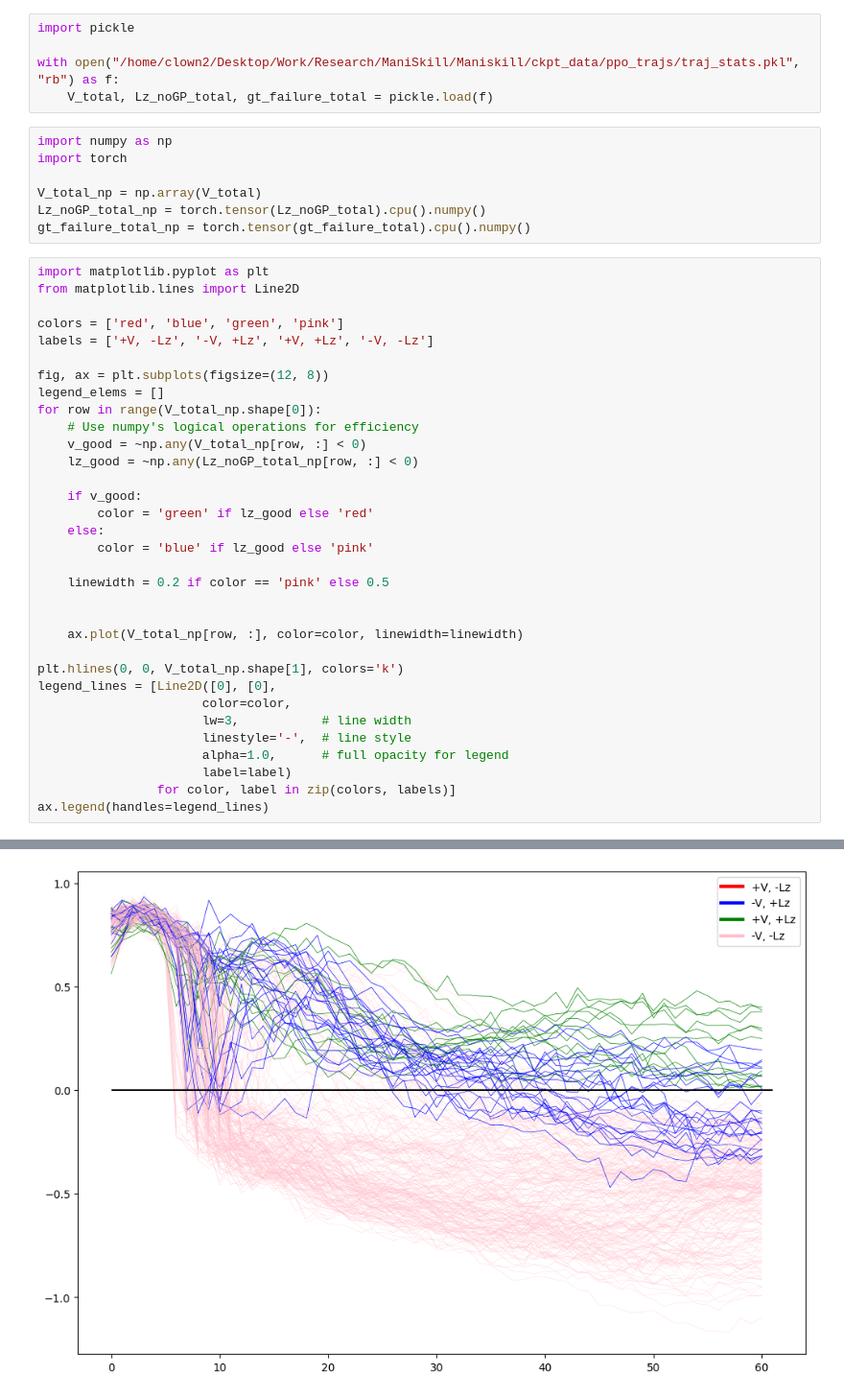
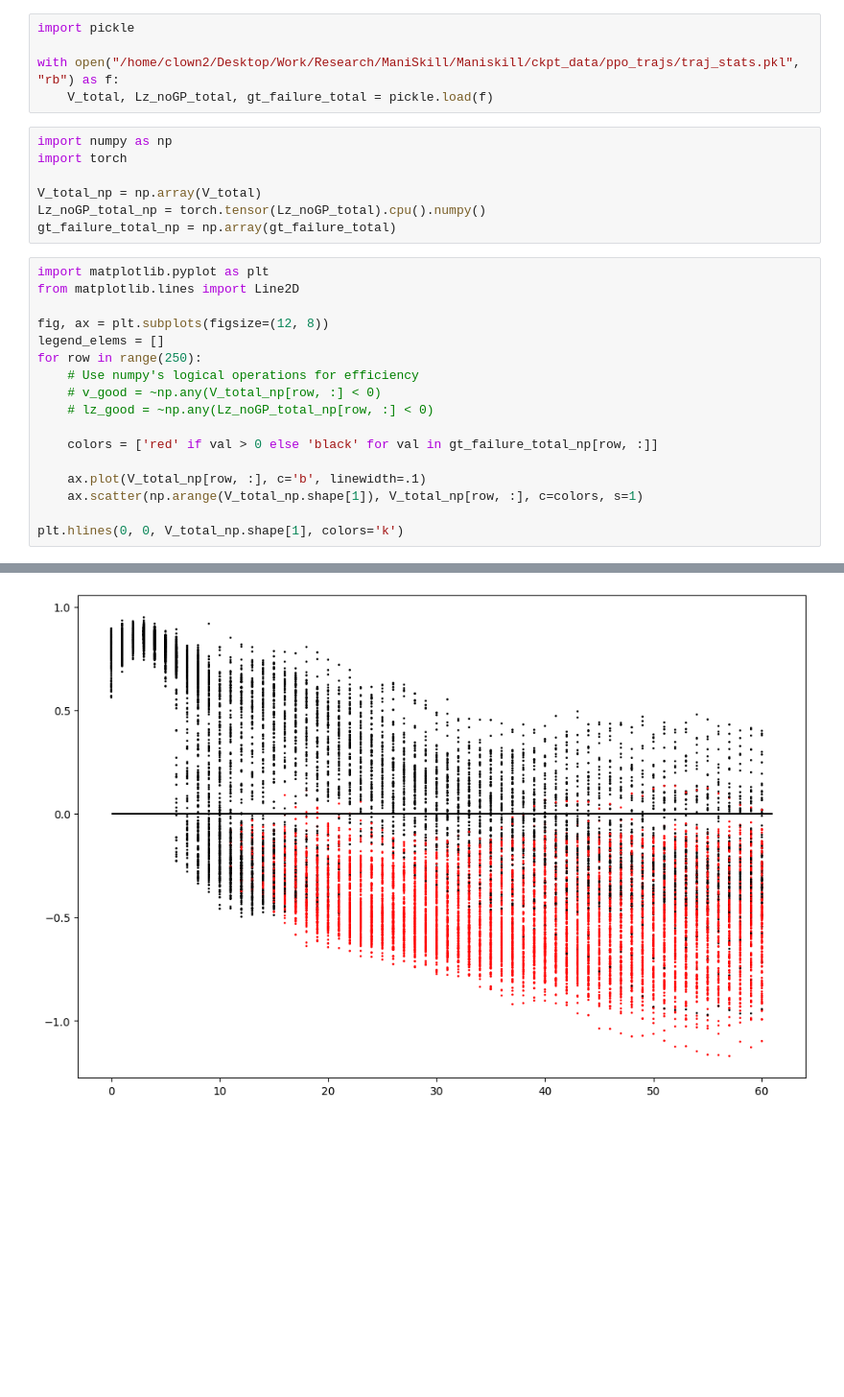
Before and after one commit to CMU-IntentLab/ManiSkill, a Jupyter notebook: examples/baselines/dreamerv3-torch/dreamer_traj_stats_reader.ipynb, the cells around one changed output, grey strips where cells are left out. Shown at 96% size. Drawn from its saved outputs; the diff is of its cells as text; blank space fills up the shorter version.

```diff
--- a/examples/baselines/dreamerv3-torch/dreamer_traj_stats_reader.ipynb
+++ b/examples/baselines/dreamerv3-torch/dreamer_traj_stats_reader.ipynb
@@ -9,38 +9,22 @@ import torch
 
 V_total_np = np.array(V_total)
 Lz_noGP_total_np = torch.tensor(Lz_noGP_total).cpu().numpy()
-gt_failure_total_np = torch.tensor(gt_failure_total).cpu().numpy()
+gt_failure_total_np = np.array(gt_failure_total)
 # %%
 import matplotlib.pyplot as plt
 from matplotlib.lines import Line2D
 
-colors = ['red', 'blue', 'green', 'pink']
-labels = ['+V, -Lz', '-V, +Lz', '+V, +Lz', '-V, -Lz']
-
 fig, ax = plt.subplots(figsize=(12, 8))
 legend_elems = []
-for row in range(V_total_np.shape[0]):
+for row in range(250):
     # Use numpy's logical operations for efficiency
-    v_good = ~np.any(V_total_np[row, :] < 0)
-    lz_good = ~np.any(Lz_noGP_total_np[row, :] < 0)
+    # v_good = ~np.any(V_total_np[row, :] < 0)
+    # lz_good = ~np.any(Lz_noGP_total_np[row, :] < 0)
 
-    if v_good:
-        color = 'green' if lz_good else 'red'
-    else:
-        color = 'blue' if lz_good else 'pink'
+    colors = ['red' if val > 0 else 'black' for val in gt_failure_total_np[row, :]]
 
-    linewidth = 0.2 if color == 'pink' else 0.5
-
-
-    ax.plot(V_total_np[row, :], color=color, linewidth=linewidth)
+    ax.plot(V_total_np[row, :], c='b', linewidth=.1)
+    ax.scatter(np.arange(V_total_np.shape[1]), V_total_np[row, :], c=colors, s=1)
 
 plt.hlines(0, 0, V_total_np.shape[1], colors='k')
-legend_lines = [Line2D([0], [0],
-                      color=color,
-                      lw=3,           # line width
-                      linestyle='-',  # line style
-                      alpha=1.0,      # full opacity for legend
-                      label=label)
-                for color, label in zip(colors, labels)]
-ax.legend(handles=legend_lines)
 # %% [output]
@@ -48 +32 @@ ax.legend(handles=legend_lines)
-[figure, old version]
+[figure, new version]
```
Also changed, not shown: parts of 4 cells of this notebook, 1 other file.
